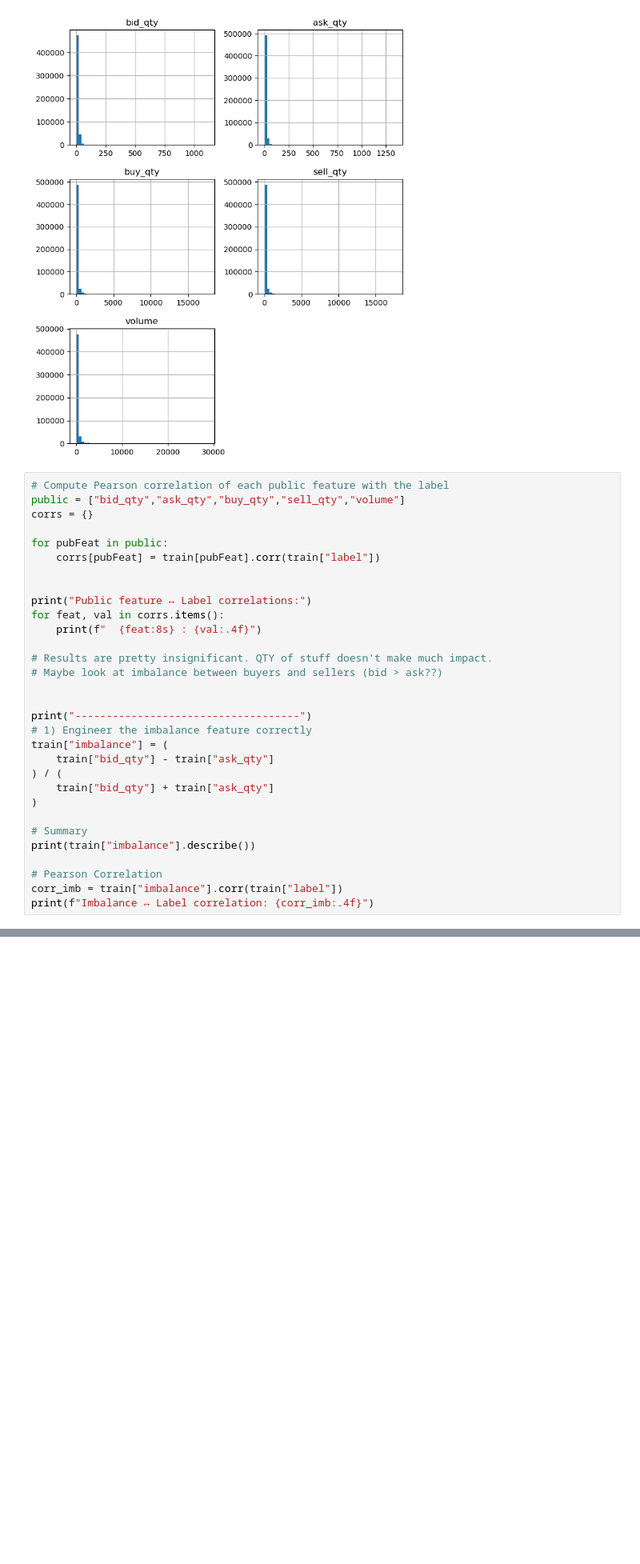
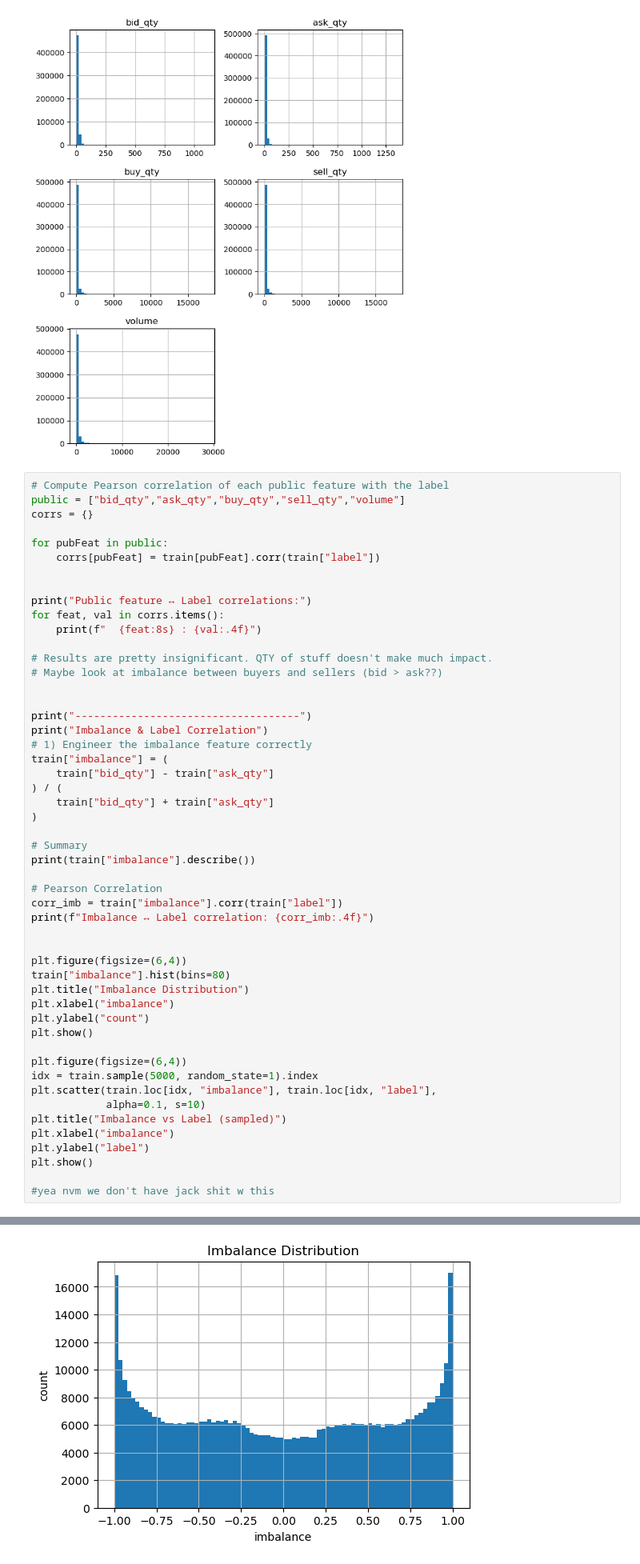
Before and after one commit to j1nge/DRW-Crypto-Market-Prediction, a Jupyter notebook: main.ipynb, the cells around one changed output, grey strips where cells are left out. Shown at 80% size. Saved outputs shown, nothing was run; the diff lists cells and outputs as text; blank space fills up the shorter version.

Commit message:
bid ask imbalance testing

```diff
--- a/main.ipynb
+++ b/main.ipynb
@@ -95,6 +95,7 @@ for feat, val in corrs.items():
 
 
 print("------------------------------------")
+print("Imbalance & Label Correlation")
 # 1) Engineer the imbalance feature correctly
 train["imbalance"] = (
     train["bid_qty"] - train["ask_qty"]
@@ -108,6 +109,25 @@ print(train["imbalance"].describe())
 # Pearson Correlation
 corr_imb = train["imbalance"].corr(train["label"])
 print(f"Imbalance ↔ Label correlation: {corr_imb:.4f}")
+
+
+plt.figure(figsize=(6,4))
+train["imbalance"].hist(bins=80)
+plt.title("Imbalance Distribution")
+plt.xlabel("imbalance")
+plt.ylabel("count")
+plt.show()
+
+plt.figure(figsize=(6,4))
+idx = train.sample(5000, random_state=1).index
+plt.scatter(train.loc[idx, "imbalance"], train.loc[idx, "label"],
+            alpha=0.1, s=10)
+plt.title("Imbalance vs Label (sampled)")
+plt.xlabel("imbalance")
+plt.ylabel("label")
+plt.show()
+
+#yea nvm we don't have jack shit w this
 # %% [output]
 Public feature ↔ Label correlations:
   bid_qty  : -0.0132
@@ -119,10 +140,11 @@ Public feature ↔ Label correlations:
 count    525887.000000
 mean         -0.006292
 std           0.632425
 min          -0.999973
 25%          -0.576921
 50%          -0.017002
 75%           0.566869
 max           0.999970
 Name: imbalance, dtype: float64
 Imbalance ↔ Label correlation: 0.0110
+[figure, added]
```
Also changed, not shown: parts of 1 cell of this notebook.
